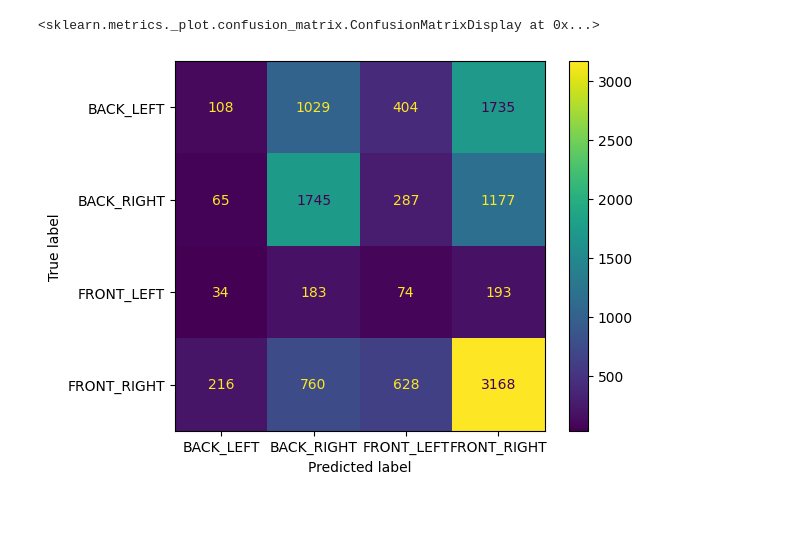
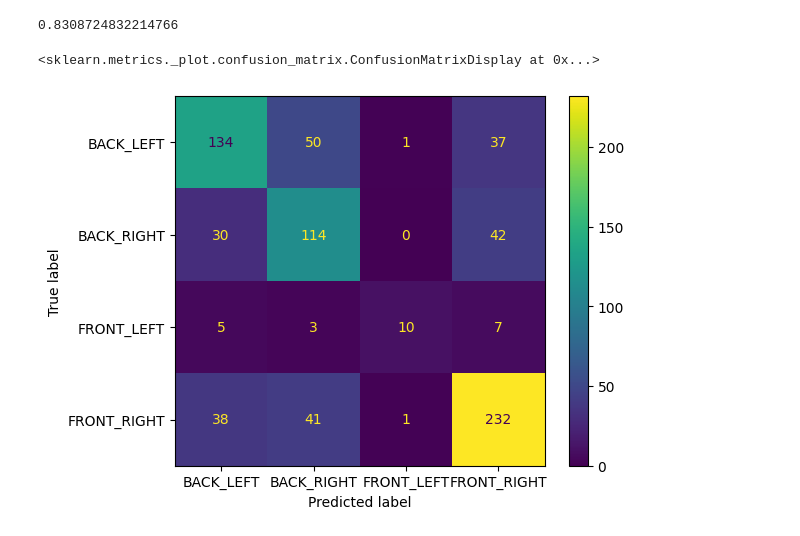
Before and after one commit to mmrrqq/densecap-pytorch, a Jupyter notebook: kitty_eval.ipynb, the cells around one changed output. Cells and saved outputs as stored; diff of their text form; code cells hidden in the pictures.

```diff
--- a/kitty_eval.ipynb
+++ b/kitty_eval.ipynb
@@ -122,0 +18,16 @@ with open(data_path / f'xgboost_classifier.pickle', 'rb') as handle:
+# %%
+pi_half = np.pi / 2
+MAPPING = {0: 'BACK_LEFT', 1: 'BACK_RIGHT', 2: 'FRONT_LEFT', 3: 'FRONT_RIGHT'}
+REVERSE_MAPPING = { v: k for k, v in MAPPING.items() }
+TRUNCATED_THRESHOLD = 0.05
+OCCLUSION_CLASS = 0
+
+def get_alpha_class(alpha: float) -> str:
+    if alpha <= 0 and alpha > -pi_half:
+        return 'BACK_LEFT'
+    elif alpha <= -pi_half and alpha > -np.pi:
+        return 'BACK_RIGHT'
+    elif alpha <= np.pi and alpha > pi_half:
+        return 'FRONT_RIGHT'
+    elif alpha <= pi_half and alpha > 0:
+        return 'FRONT_LEFT'
@@ -123,8 +175,14 @@ with open(data_path / f'xgboost_classifier.pickle', 'rb') as handle:
 # %%
 transform = tf.Compose([
     # tf.Resize((200, 200)),
-    tf.PILToTensor(),
+    tf.ToTensor(),
 ])
 
 dataset = Kitti("/home/markus/dev/EgoNet", transform=transform, download=False)
-data_loader = DataLoader(dataset, batch_size=1)
+subset = Subset(dataset, np.random.default_rng().choice(np.arange(len(dataset)), 500))
+data_loader = DataLoader(subset, batch_size=1, shuffle=False)
+
+print("aux classifier:")
+aux_backbone_classifier, aux_object_classifier, aux_backbone_predictions, aux_object_predictions, aux_gt_classes, aux_pred_classes = train_classifier(aux_model, data_loader)
+print("normal classifier:")
+backbone_classifier, object_classifier, backbone_predictions, object_predictions, gt_classes, _ = train_classifier(model, data_loader)
@@ -221,11 +199,0 @@ with torch.no_grad():
-# %%
-predicted_classes = np.array(predicted_classes).astype(int)
-gt_classes = np.array(gt_classes).astype(int)
-
-print(len(predicted_classes))
-print(len(gt_classes))
-print(classifier_features.shape)
-
-accuracy = (predicted_classes == gt_classes).sum() / len(gt_classes)
-
-print(accuracy)
@@ -237,9 +221,12 @@ torch.Size([2, 50176])
 # %%
 from sklearn.metrics import ConfusionMatrixDisplay
+score = (np.array(gt_classes) == backbone_predictions).sum() / len(gt_classes)
+print(score)
 
-ConfusionMatrixDisplay.from_predictions(y_true=gt_classes, y_pred=predicted_classes, display_labels=[
+ConfusionMatrixDisplay.from_predictions(y_true=gt_classes, y_pred=object_predictions, display_labels=[
     v for v in MAPPING.values()
 ])
 # %% [output]
-<sklearn.metrics._plot.confusion_matrix.ConfusionMatrixDisplay at 0x...>
+0.8308724832214766
+<sklearn.metrics._plot.confusion_matrix.ConfusionMatrixDisplay at 0x...>
-[figure, old version]
+[figure, new version]
```
Also changed, not shown: parts of 15 cells of this notebook, 8 other files.
